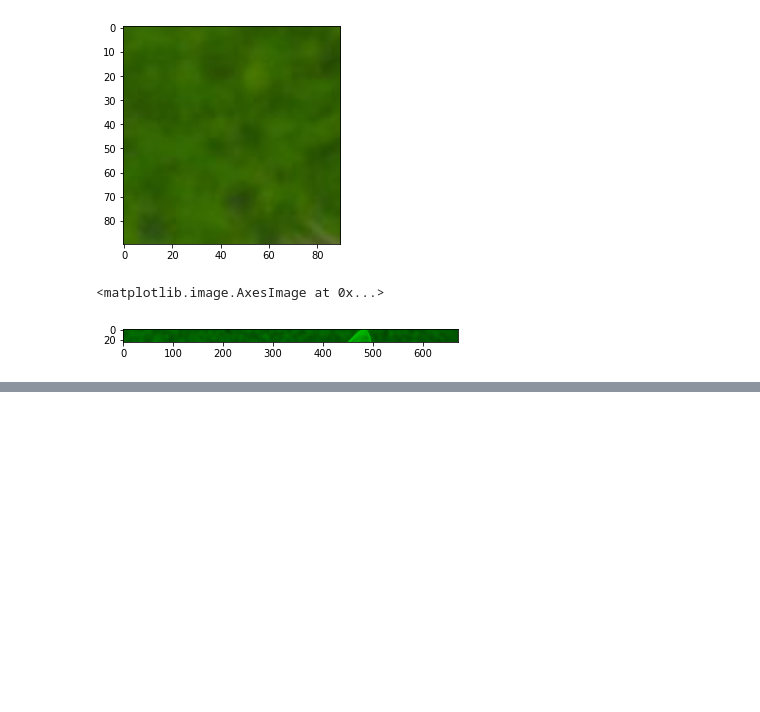
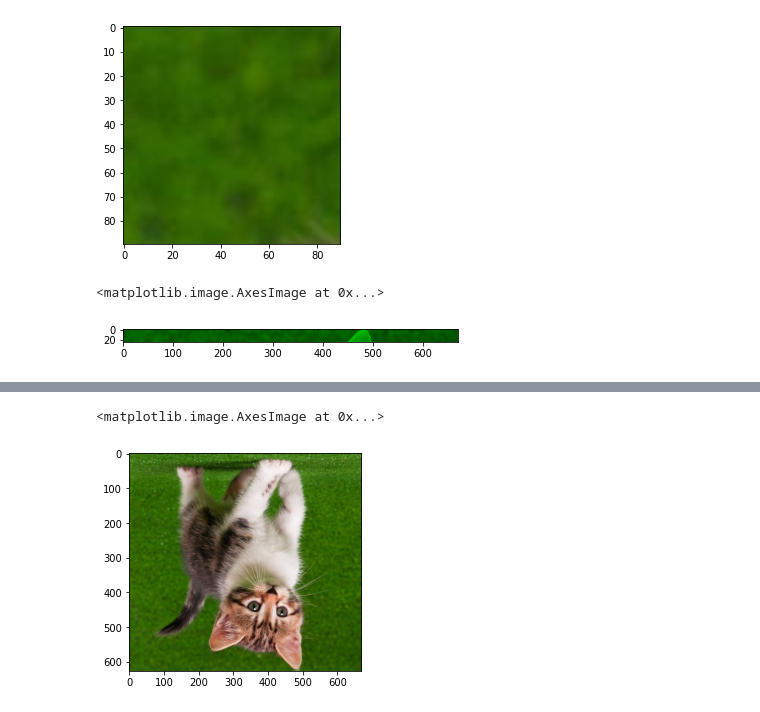
Before and after one commit to PanduDLaksono/PVCK_Genap_2021, a Jupyter notebook: Week2.ipynb, the cells around one changed output, grey strips where cells are left out. Drawn from its saved outputs; the diff is of its cells as text; code cells hidden in the pictures; blank space fills up the shorter version.

```diff
--- a/Week2.ipynb
+++ b/Week2.ipynb
@@ -186,0 +210,9 @@ img_11 = cv.cvtColor(img_1, cv.COLOR_BGR2RGB)
+# %%
+# 5. menampilkan gambar terbalik
+
+img_4 = cv.flip(cv.cvtColor(img_1, cv.COLOR_BGR2RGB), 0)
+
+plt.imshow(img_4)
+# %% [output]
+<matplotlib.image.AxesImage at 0x...>
+[figure, added]
```
Also changed, not shown: parts of 3 cells of this notebook.
